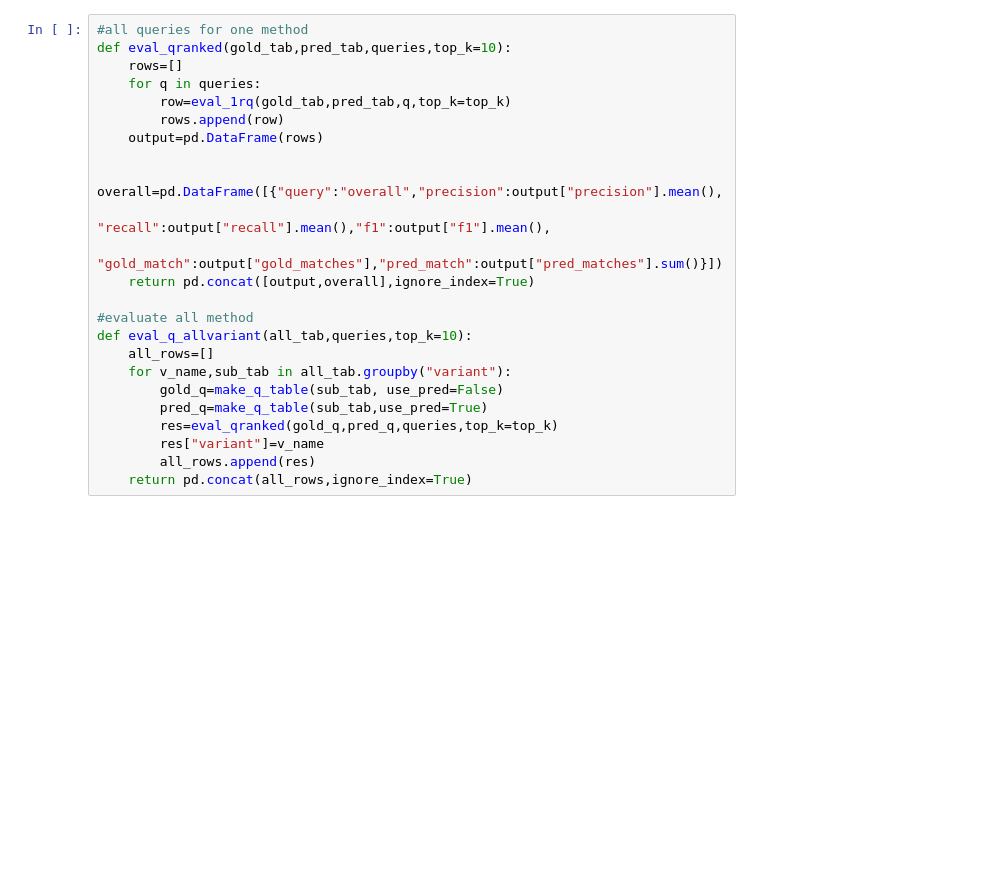
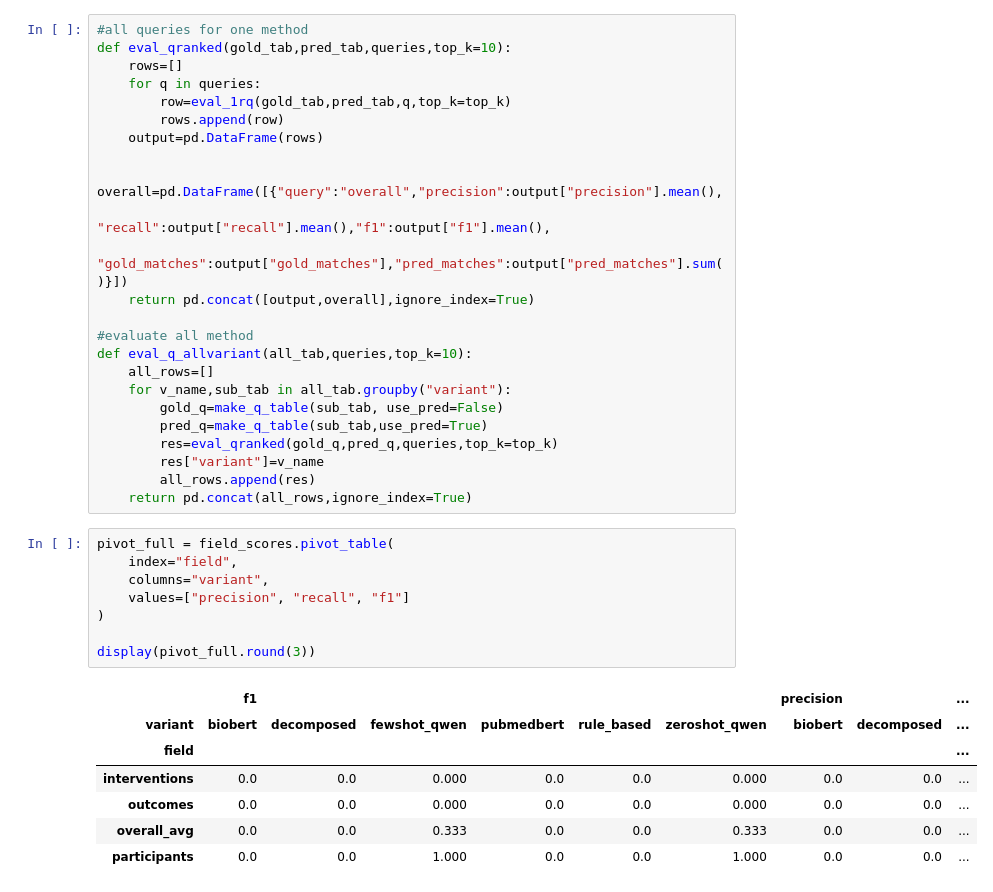
Before and after one commit to SBL-97/AITA-Group37-Task2, a Jupyter notebook: EBM-NLP-master/TASK2-EVALUATION Draft.ipynb, the cells around one changed output. Cells and saved outputs as stored; diff of their text form; blank space fills up the shorter version.

```diff
--- a/EBM-NLP-master/TASK2-EVALUATION Draft.ipynb
+++ b/EBM-NLP-master/TASK2-EVALUATION Draft.ipynb
@@ -355,7 +490,7 @@ def eval_qranked(gold_tab,pred_tab,queries,top_k=10):
 
     overall=pd.DataFrame([{"query":"overall","precision":output["precision"].mean(),
                            "recall":output["recall"].mean(),"f1":output["f1"].mean(),
-                           "gold_match":output["gold_matches"],"pred_match":output["pred_matches"].sum()}])
+                           "gold_matches":output["gold_matches"],"pred_matches":output["pred_matches"].sum()}])
     return pd.concat([output,overall],ignore_index=True)
 
 #evaluate all method
@@ -368,3 +503,19 @@ def eval_q_allvariant(all_tab,queries,top_k=10):
         res["variant"]=v_name
         all_rows.append(res)
     return pd.concat(all_rows,ignore_index=True)
+# %%
+pivot_full = field_scores.pivot_table(
+    index="field",
+    columns="variant",
+    values=["precision", "recall", "f1"]
+)
+
+display(pivot_full.round(3))
+# %% [output]
+|  | f1 |  |  |  |  |  | precision |  | ... |
+| variant | biobert | decomposed | fewshot_qwen | pubmedbert | rule_based | zeroshot_qwen | biobert | decomposed | ... |
+| field |  |  |  |  |  |  |  |  | ... |
+| interventions | 0.0 | 0.0 | 0.000 | 0.0 | 0.0 | 0.000 | 0.0 | 0.0 | ... |
+| outcomes | 0.0 | 0.0 | 0.000 | 0.0 | 0.0 | 0.000 | 0.0 | 0.0 | ... |
+| overall_avg | 0.0 | 0.0 | 0.333 | 0.0 | 0.0 | 0.333 | 0.0 | 0.0 | ... |
+| participants | 0.0 | 0.0 | 1.000 | 0.0 | 0.0 | 1.000 | 0.0 | 0.0 | ... |
```
Also changed, not shown: parts of 16 cells of this notebook.
